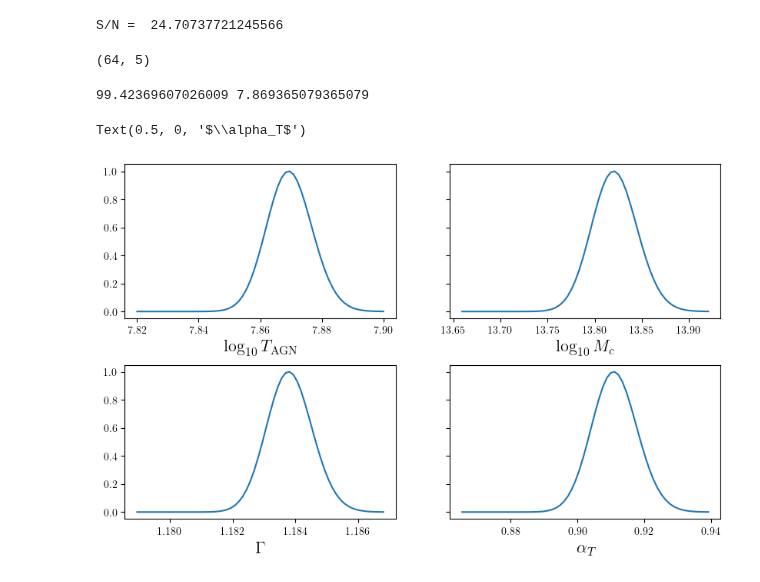
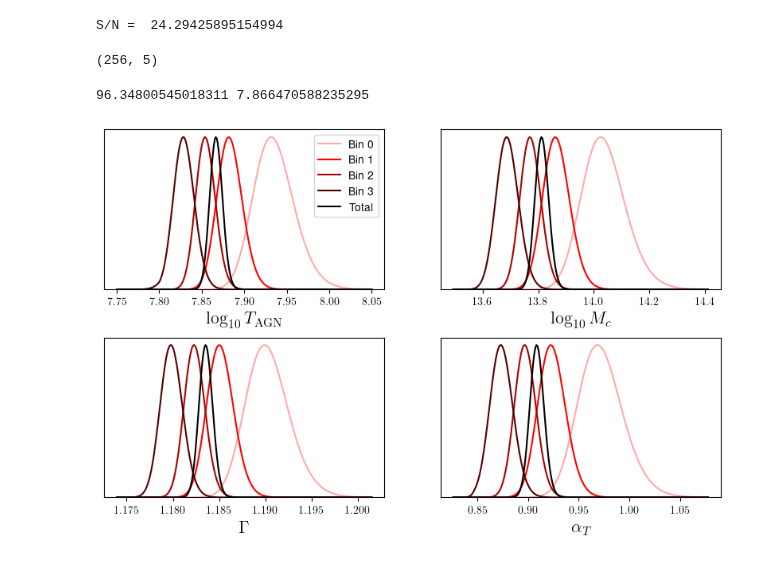
Before and after one commit to Cosmotheka/Cosmotheka_likelihoods, a Jupyter notebook: papers/ROSATx/LikelihoodExamplelotTAGN.ipynb, the cells around one changed output. Drawn from its saved outputs; the diff is of its cells as text; code cells hidden in the pictures.

```diff
--- a/papers/ROSATx/LikelihoodExamplelotTAGN.ipynb
+++ b/papers/ROSATx/LikelihoodExamplelotTAGN.ipynb
@@ -26,7 +26,7 @@ class ROSATxLike(object):
         self.lines = lines
         self.wclump = with_clumping
         # Load data
-        s = sacc.Sacc.load_fits(f'data/cls_cov_Y{year}iv.fits')
+        s = sacc.Sacc.load_fits(f'data/cls_cov_Y{year}iv_marg_dz_m.fits')
         # Scale cuts
         s.keep_selection(ell__gt=lmin, ell__lt=lmax)
         self.bins = bins
@@ -81,9 +81,9 @@ class ROSATxLike(object):
 
         fname = 'data/J'
         if self.lines:
+            fname += 'tot'
+        else:
             fname += 'cont'
-        else:
-            fname += 'tot'
         fname += '_Z%.2lf' % self.Zmetal
         fname += '.pck'
         print(fname)
@@ -257,37 +257,41 @@ data/Jcont_Z0.30.pck
 # %%
 print("S/N = ", np.sqrt(chi20-np.amin(np.array(chi2s))))
 # %% [output]
-S/N =  24.70737721245566
+S/N =  24.29425895154994
 # %%
-logTAGNs = np.linspace(7.83, 7.91, 64)
+logTAGNs = np.linspace(7.75, 8.05, 256)
 lMcs, gammas, alpha_Ts, logTw0s, Tw1s = np.array([l.prof_dens.from_logTAGN(lt) for lt in logTAGNs]).T
 chi2s = np.array([-2*l.logp([lT], per_bin=True) for lT in logTAGNs])
-# %%
-chi2s.shape
-# %% [output]
-(64, 5)
+# %%
+chi2s.shape
+# %% [output]
+(256, 5)
 # %%
 print(np.amin(chi2s[:, -1]), logTAGNs[np.argmin(chi2s[:, -1])])
 # %% [output]
-99.42369607026009 7.869365079365079
+96.34800545018311 7.866470588235295
 # %%
 fig, axes = plt.subplots(2, 2,
                          figsize=(10, 6),
                          sharex=False,
                          sharey=True)
 plt.subplots_adjust(hspace=0.3)
 probs = np.exp(-0.5*(chi2s-np.amin(chi2s, axis=0)[None, :]))
 axes = axes.flatten()
-cols = ['r', 'g', 'b', 'y', 'k']
-for p, c in zip(probs.T, cols):
-axes[0].plot(logTAGNs, p, c+'-')
-axes[0].set_xlabel(r'$\log_{10}T_{\rm AGN}$', fontsize=16)
-axes[1].plot(lMcs, np.exp(-0.5*(chi2s-np.amin(chi2s))))
-axes[1].set_xlabel(r'$\log_{10}M_c$', fontsize=16)
-axes[2].plot(gammas, np.exp(-0.5*(chi2s-np.amin(chi2s))))
-axes[2].set_xlabel(r'$\Gamma$', fontsize=16)
-axes[3].plot(alpha_Ts, np.exp(-0.5*(chi2s-np.amin(chi2s))))
-axes[3].set_xlabel(r'$\alpha_T$', fontsize=16)
+cols = ['#FFAAAA', '#FF0000', '#AA0000', '#550000', '#000000']
+labels = [f'Bin {i}' for i in range(4)] + ['Total']
+for p, c, lab in zip(probs.T, cols, labels):
+    axes[0].plot(logTAGNs, p, '-', c=c, label=lab)
+    axes[0].set_xlabel(r'$\log_{10}T_{\rm AGN}$', fontsize=16)
+    axes[1].plot(lMcs, p, '-', c=c, label=lab)
+    axes[1].set_xlabel(r'$\log_{10}M_c$', fontsize=16)
+    axes[2].plot(gammas, p, '-', c=c, label=lab)
+    axes[2].set_xlabel(r'$\Gamma$', fontsize=16)
+    axes[3].plot(alpha_Ts, p, '-', c=c, label=lab)
+    axes[3].set_xlabel(r'$\alpha_T$', fontsize=16)
+axes[0].legend()
+for ax in axes:
+    ax.set_ylim([0, 1.05])
+    ax.set_yticks([])
 # %% [output]
-Text(0.5, 0, '$\\alpha_T$')
-[figure, old version]
+[figure, new version]
```
Also changed, not shown: parts of 4 cells of this notebook, 1 other file.
